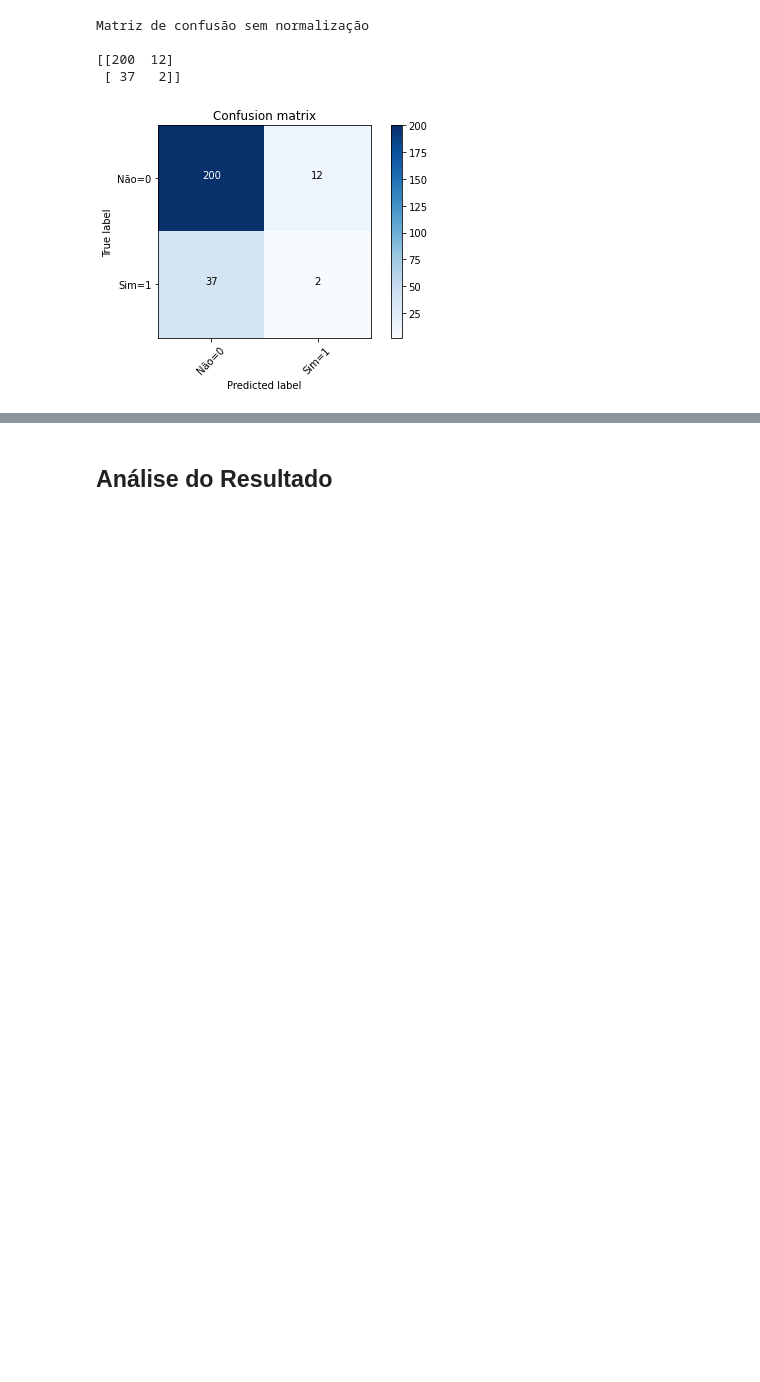
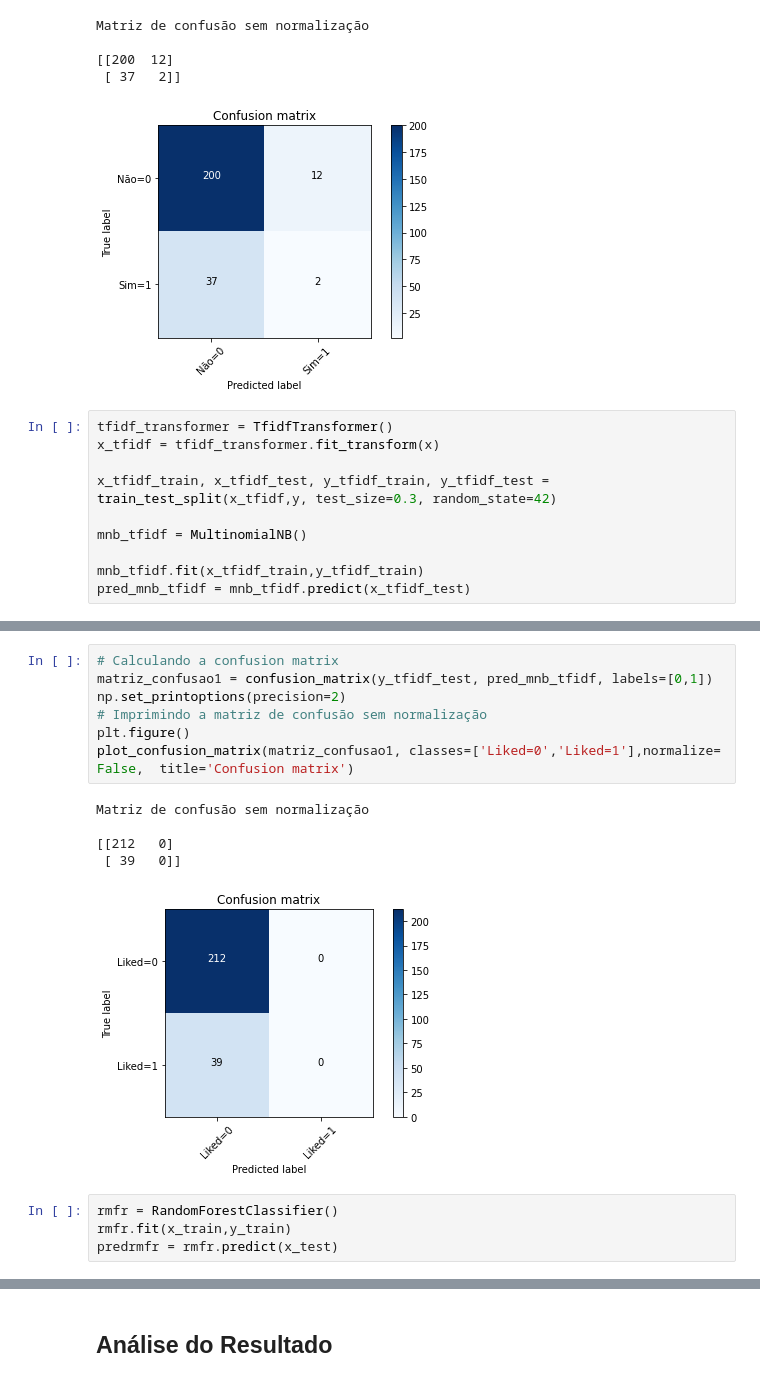
Before and after one commit to Pegabots/Motor, a Jupyter notebook: New-Model-From-INCT-DD-Evaluation.ipynb, the cells around one changed output, grey strips where cells are left out. Drawn from its saved outputs; the diff is of its cells as text; blank space fills up the shorter version.

```diff
--- a/New-Model-From-INCT-DD-Evaluation.ipynb
+++ b/New-Model-From-INCT-DD-Evaluation.ipynb
@@ -1576,3 +1604,13 @@ Matriz de confusão sem normalização
 [[200  12]
  [ 37   2]]
 [figure]
+# %%
+tfidf_transformer = TfidfTransformer()
+x_tfidf = tfidf_transformer.fit_transform(x)
+
+x_tfidf_train, x_tfidf_test, y_tfidf_train, y_tfidf_test = train_test_split(x_tfidf,y, test_size=0.3, random_state=42)
+
+mnb_tfidf = MultinomialNB()
+
+mnb_tfidf.fit(x_tfidf_train,y_tfidf_train)
+pred_mnb_tfidf = mnb_tfidf.predict(x_tfidf_test)
@@ -1578,0 +1633,17 @@ Matriz de confusão sem normalização
+# %%
+# Calculando a confusion matrix
+matriz_confusao1 = confusion_matrix(y_tfidf_test, pred_mnb_tfidf, labels=[0,1])
+np.set_printoptions(precision=2)
+# Imprimindo a matriz de confusão sem normalização
+plt.figure()
+plot_confusion_matrix(matriz_confusao1, classes=['Liked=0','Liked=1'],normalize= False,  title='Confusion matrix')
+# %% [output]
+Matriz de confusão sem normalização
+
+[[212   0]
+ [ 39   0]]
+[figure, added]
+# %%
+rmfr = RandomForestClassifier()
+rmfr.fit(x_train,y_train)
+predrmfr = rmfr.predict(x_test)
```
Also changed, not shown: parts of 20 cells of this notebook.
